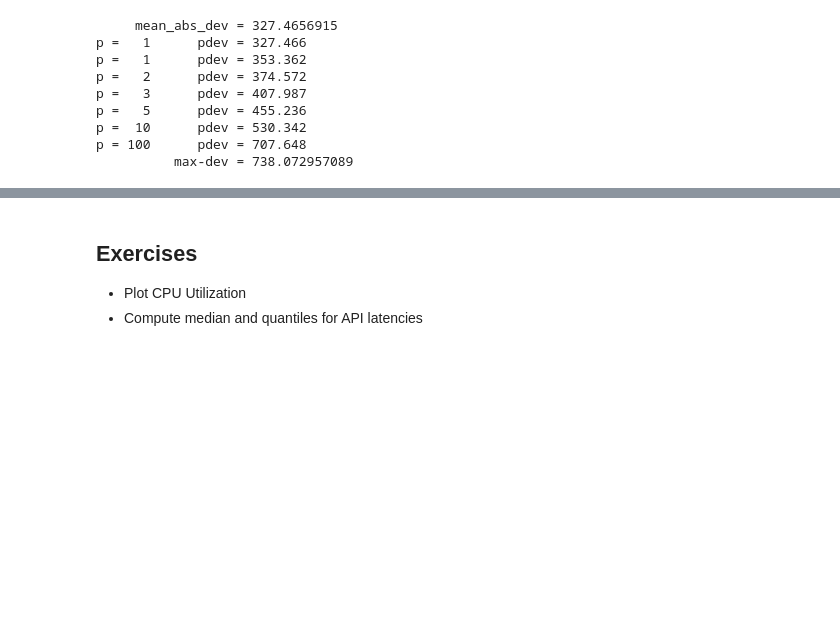
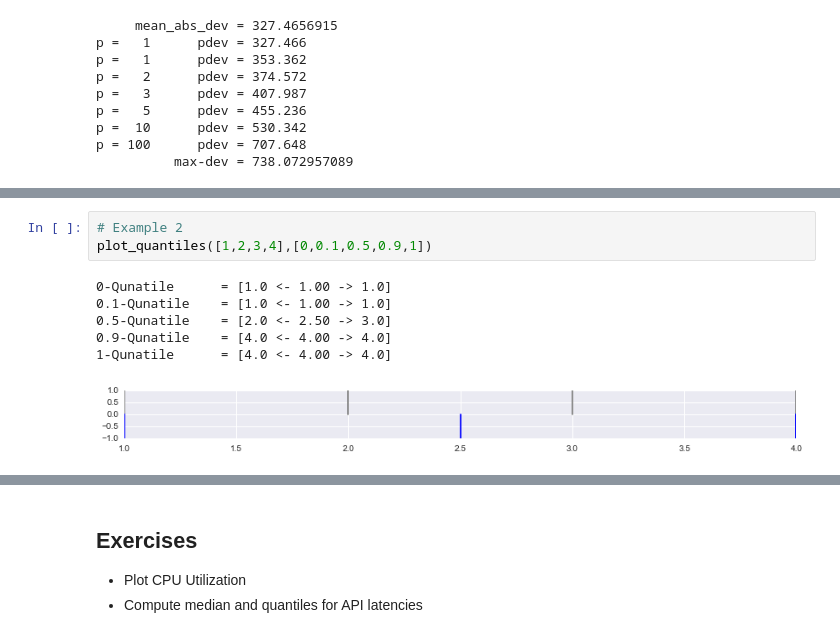
Before and after one commit to HeinrichHartmann/Statistics-for-Engineers, a Jupyter notebook: Tutorial.ipynb, the cells around one changed output, grey strips where cells are left out. Saved outputs shown, nothing was run; the diff lists cells and outputs as text; blank space fills up the shorter version.

```diff
--- a/Tutorial.ipynb
+++ b/Tutorial.ipynb
@@ -614,0 +720,10 @@ all in one plot.
+# %%
+# Example 2
+plot_quantiles([1,2,3,4],[0,0.1,0.5,0.9,1])
+# %% [output]
+0-Qunatile      = [1.0 <- 1.00 -> 1.0]
+0.1-Qunatile    = [1.0 <- 1.00 -> 1.0]
+0.5-Qunatile    = [2.0 <- 2.50 -> 3.0]
+0.9-Qunatile    = [4.0 <- 4.00 -> 4.0]
+1-Qunatile      = [4.0 <- 4.00 -> 4.0]
+[figure, added]
```
Also changed, not shown: parts of 60 cells of this notebook.
